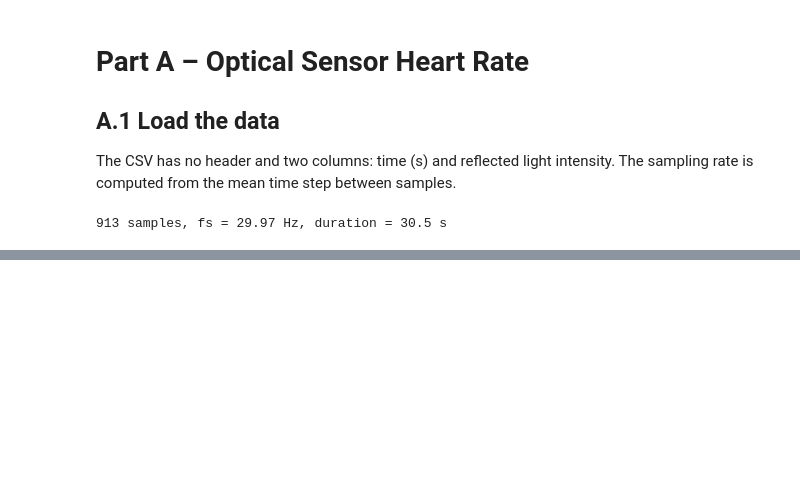
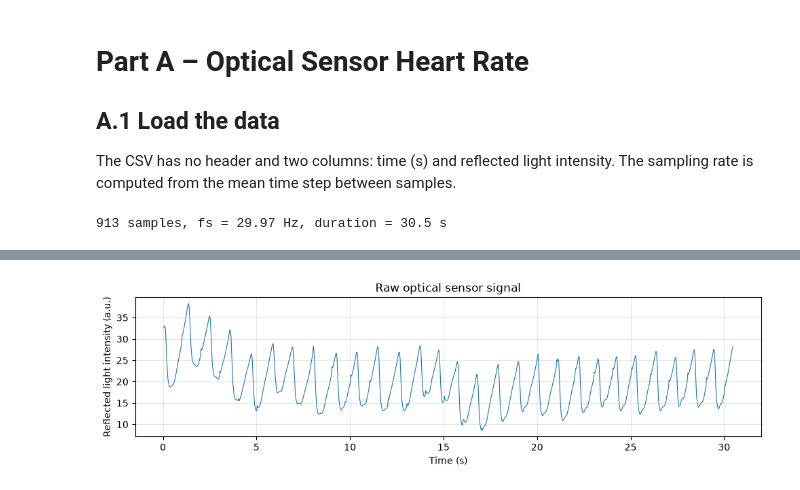
Before and after one commit to lihaoZHew/MPHY0058-heart-rate, a Jupyter notebook: heart_rate.ipynb, the cells around one changed output, grey strips where cells are left out. Saved outputs shown, nothing was run; the diff lists cells and outputs as text; code cells hidden in the pictures; blank space fills up the shorter version.

Commit message:
Plot raw optical signal (task 1.1)

```diff
--- a/heart_rate.ipynb
+++ b/heart_rate.ipynb
@@ -30,0 +30,12 @@ print(f"{len(t)} samples, fs = {fs:.2f} Hz, duration = {t[-1]:.1f} s")  # quick
+# %%
+fig, ax = plt.subplots(figsize=(10, 3))                  # wide figure suits a time series
+ax.plot(t, x, linewidth=0.8)                             # raw signal against time
+ax.set_xlabel("Time (s)")                                # x-axis label with units
+ax.set_ylabel("Reflected light intensity (a.u.)")        # a.u. = arbitrary units
+ax.set_title("Raw optical sensor signal")                # figure title
+ax.grid(alpha=0.3)                                       # light grid makes values easier to read
+fig.tight_layout()                                       # stop labels being cut off
+fig.savefig("figures/A1_raw_signal.png", dpi=200)        # save a high-resolution copy for the report
+plt.show()                                               # display the figure in the notebook
+# %% [output]
+[figure, added]
```
Also changed, not shown: parts of 2 cells of this notebook, 1 other file.
